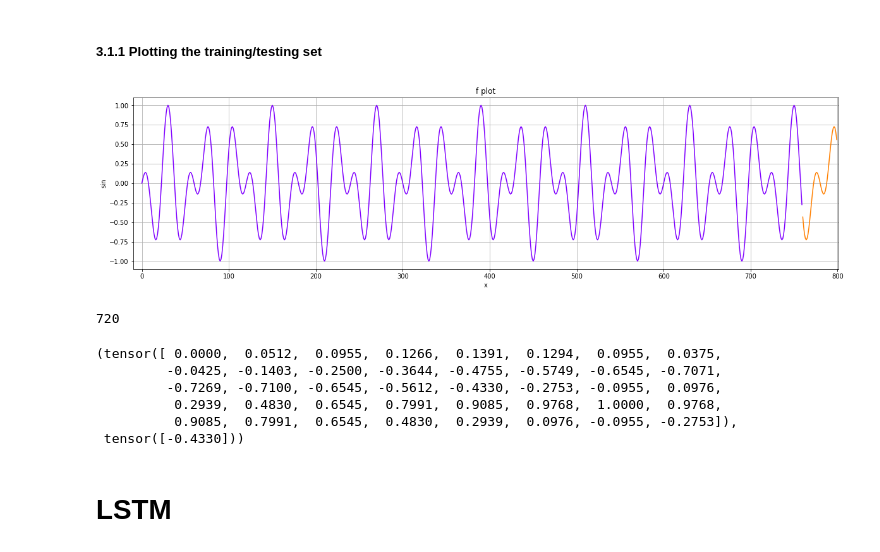
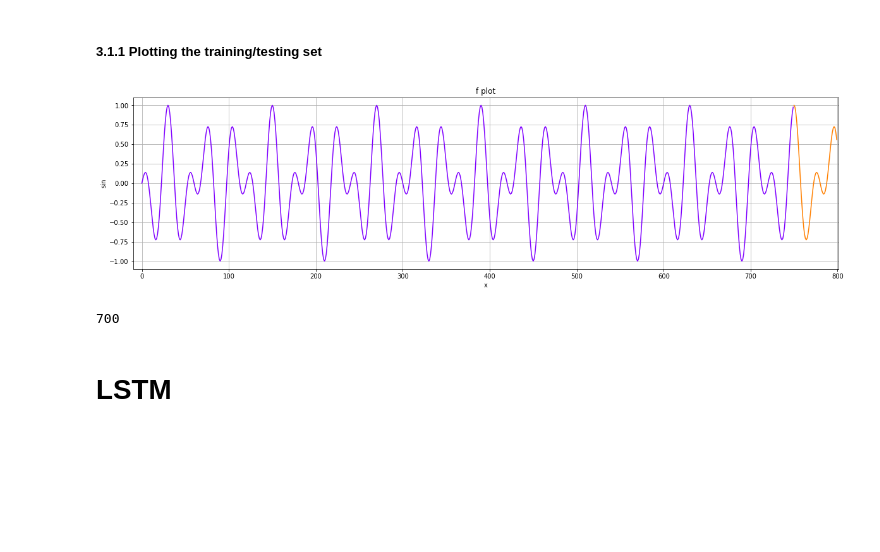
Before and after one commit to sir-timio/neural_labs, a Jupyter notebook: lab6/rnn_forecast.ipynb, the cells around one changed output. Saved outputs shown, nothing was run; the diff lists cells and outputs as text; code cells hidden in the pictures; blank space fills up the shorter version.

```diff
--- a/lab6/rnn_forecast.ipynb
+++ b/lab6/rnn_forecast.ipynb
@@ -28,8 +28,10 @@ plt.plot(y.numpy(),color='#8000ff')
 plt.show()
 # %% [output]
 [figure]
+# %%
+WINDOW_SIZE = 50
 # %%
-test_size = 40
+test_size = WINDOW_SIZE
 train_set = y[:-test_size]
 test_set = y[-test_size:]
 # %% [markdown]
@@ -37,15 +39,15 @@ test_set = y[-test_size:]
 # %%
 plt.figure(figsize=(20, 5))
 plt.xlim(-10,801)
 plt.grid(True)
 plt.xlabel("x")
 plt.ylabel("sin")
 plt.title("f plot")
 plt.plot(train_set.numpy(),color='#8000ff')
-plt.plot(range(760,800),test_set.numpy(),color="#ff8000")
+plt.plot(range(800-WINDOW_SIZE,800),test_set.numpy(),color="#ff8000")
 plt.show()
 # %% [output]
-[figure, old version]
+[figure, new version]
 # %%
 def input_data(seq, ws):
     out = []
@@ -58,20 +60,10 @@ def input_data(seq, ws):
 
     return out
 # %%
-window_size = 40
-train_data = input_data(train_set, window_size)
+train_data = input_data(train_set, WINDOW_SIZE)
 len(train_data)
 # %% [output]
-720
+700
-# %%
-train_data[0]
-# %% [output]
-(tensor([ 0.0000,  0.0512,  0.0955,  0.1266,  0.1391,  0.1294,  0.0955,  0.0375,
-         -0.0425, -0.1403, -0.2500, -0.3644, -0.4755, -0.5749, -0.6545, -0.7071,
-         -0.7269, -0.7100, -0.6545, -0.5612, -0.4330, -0.2753, -0.0955,  0.0976,
-          0.2939,  0.4830,  0.6545,  0.7991,  0.9085,  0.9768,  1.0000,  0.9768,
-          0.9085,  0.7991,  0.6545,  0.4830,  0.2939,  0.0976, -0.0955, -0.2753]),
- tensor([-0.4330]))
 # %% [markdown]
 # LSTM
 # %%
```
Also changed, not shown: parts of 2 cells of this notebook, 1 other file.
